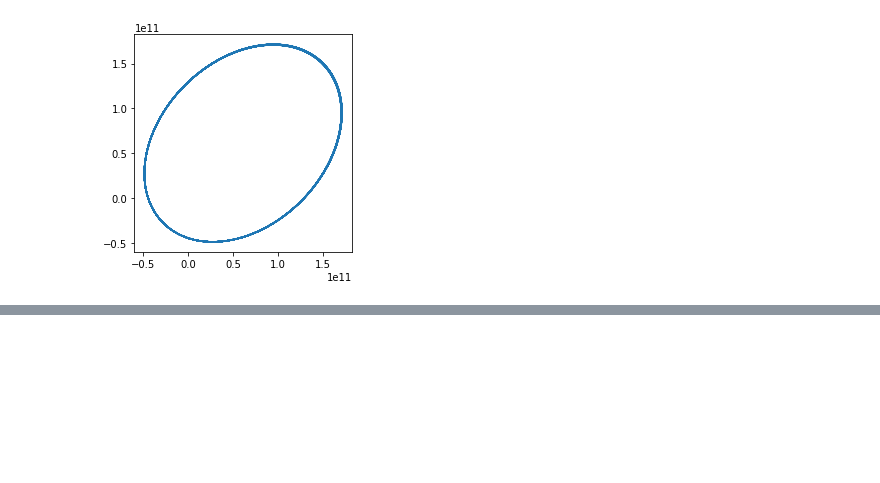
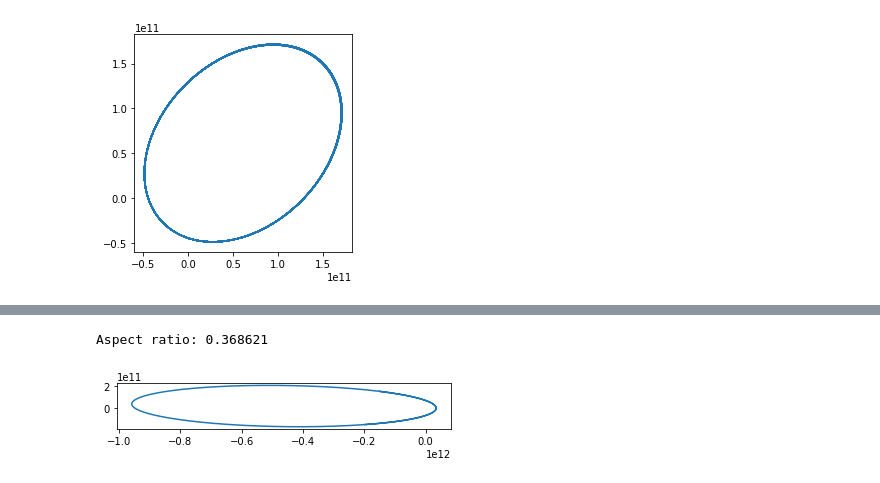
Before and after one commit to loblab/proglife, a Jupyter notebook: Orbit.ipynb, the cells around one changed output, grey strips where cells are left out. Cells and saved outputs as stored; diff of their text form; code cells hidden in the pictures; blank space fills up the shorter version.

```diff
--- a/Orbit.ipynb
+++ b/Orbit.ipynb
@@ -89,0 +97,7 @@ Aspect ratio: 1.000004
+# %%
+(x, y) = (-d0, d0)
+(vx, vy) = (v0, -v0/3)
+simulate(24*2345)
+# %% [output]
+Aspect ratio: 0.368621
+[figure, added]
```
Also changed, not shown: parts of 1 cell of this notebook.
